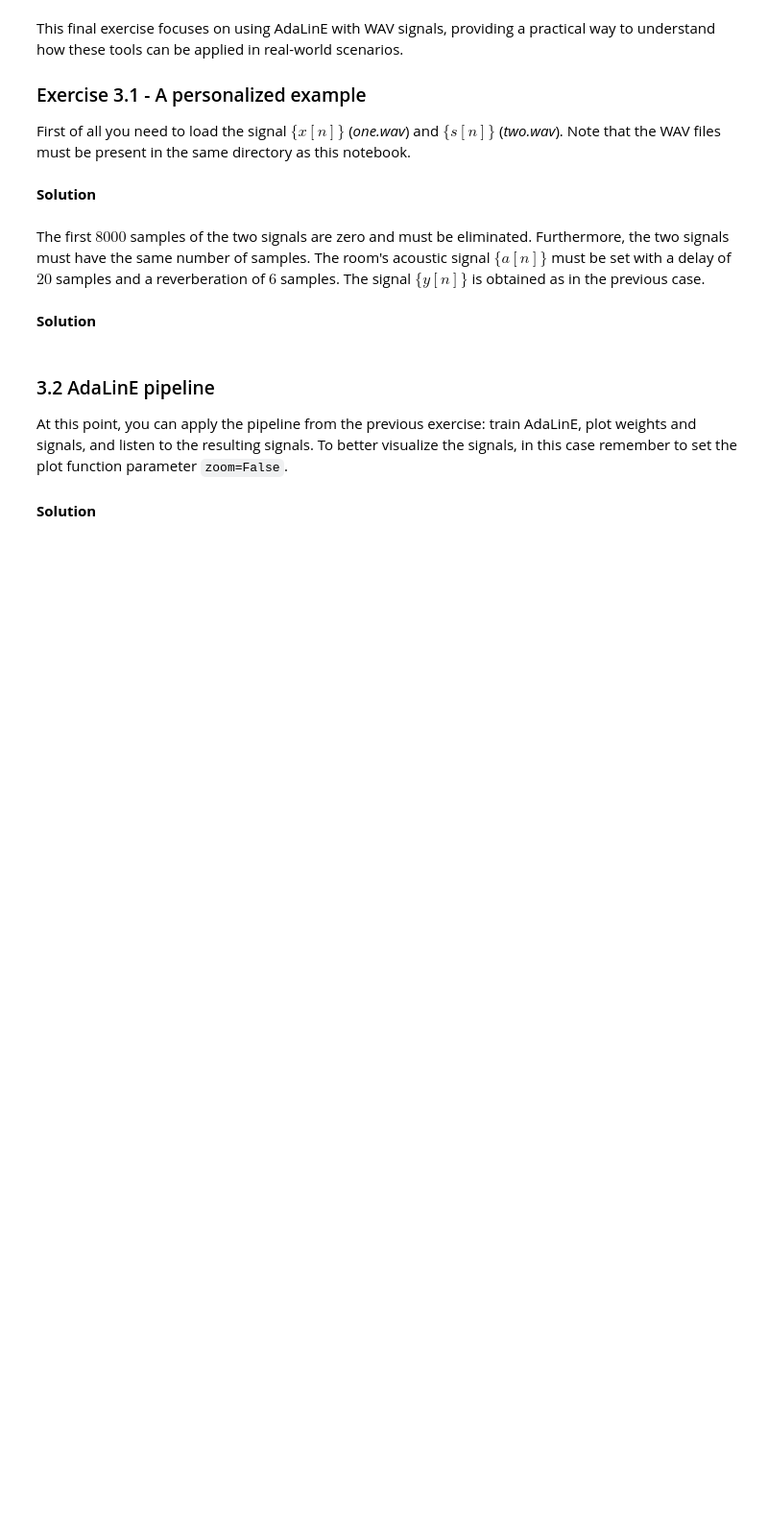
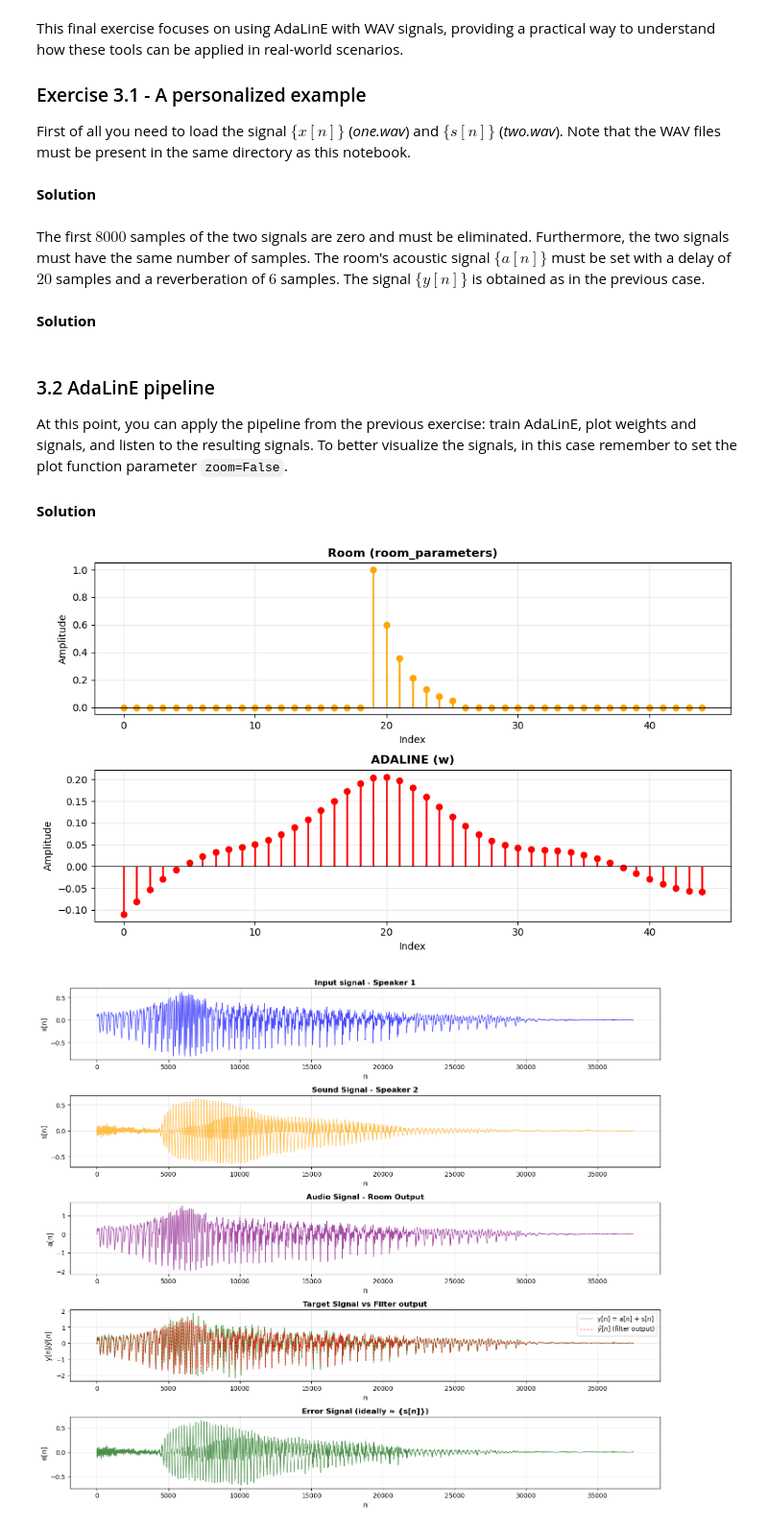
Before and after one commit to HailemariamMersha/Deep_learning, a Jupyter notebook: homework_3/homework 3.ipynb, the cells around one changed output. Shown at 96% size. Saved outputs shown, nothing was run; the diff lists cells and outputs as text; code cells hidden in the pictures; blank space fills up the shorter version.

```diff
--- a/homework_3/homework 3.ipynb
+++ b/homework_3/homework 3.ipynb
@@ -564,9 +789,57 @@ def load_sound(wav_file):
 The first $8000$ samples of the two signals are zero and must be eliminated. Furthermore, the two signals must have the same number of samples. The room's acoustic signal $\{a[n]\}$ must be set with a delay of $20$ samples and a reverberation of $6$ samples. The signal $\{y[n]\}$ is obtained as in the previous case.
 # %% [markdown]
 **Solution**
+# %%
+assert fs_x == fs_s, "Sample rates must match"
+fs = fs_x
+
+# Drop first 8000 samples
+drop = 8000
+xw = x_raw[drop:]
+sw = s_raw[drop:]
+
+# Match lengths
+N = min(len(xw), len(sw))
+xw = xw[:N].astype(np.float32)
+sw = sw[:N].astype(np.float32)
+
+# Room with delay=20, reverb=6
+room_wav = Room(delay_samples=20, reverb_samples=6)
+aw = room_wav.room_effect(xw).reshape(-1).astype(np.float32)
+aw = aw[:N]
+
+# Target
+yw = (aw + sw).astype(np.float32)
 # %% [markdown]
 ### 3.2 AdaLinE pipeline
 
 At this point, you can apply the pipeline from the previous exercise: train AdaLinE, plot weights and signals, and listen to the resulting signals. To better visualize the signals, in this case remember to set the plot function parameter `zoom=False`.
 # %% [markdown]
 **Solution**
+# %%
+# Train ADALINE on WAV signals
+Mw = len(room_wav.room_parameters())
+eta_w = 0.01
+
+adaline_w = ADALINE(M=Mw, eta=eta_w)
+adaline_w.train(xw, yw)
+
+# Apply, collect outputs
+yhat_w = adaline_w.apply(xw).reshape(-1)
+ew = yw - yhat_w
+
+# Plots (zoom=False for long signals)
+plot_weights(room_wav.room_parameters().flatten(), adaline_w.w.flatten())
+plot_signals(x=xw, y=yw, y_pred=yhat_w, s=sw, a=aw, e=ew, zoom=False)
+
+# (Optional listening/saving)
+save_audio("mix_y.wav", yw, fs)
+save_audio("adaline_out.wav", yhat_w, fs)
+save_audio("error_close_to_s.wav", ew, fs)
+display(Audio(ew, rate=fs))
+display(Audio(yw, rate=fs))
+display(Audio(xw, rate=fs))
+display(Audio(aw, rate=fs))
+# %% [output]
+[figure, added]
+[figure, added]
```
Also changed, not shown: parts of 11 cells of this notebook, 4 other files.
